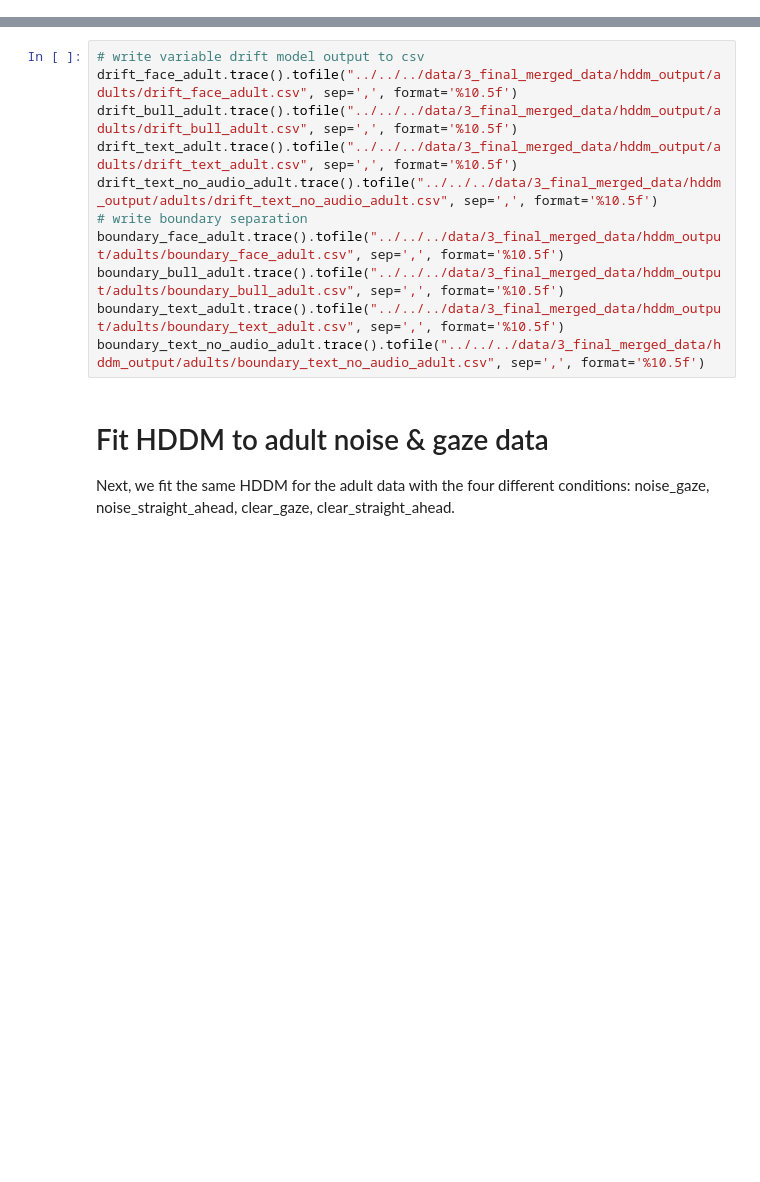
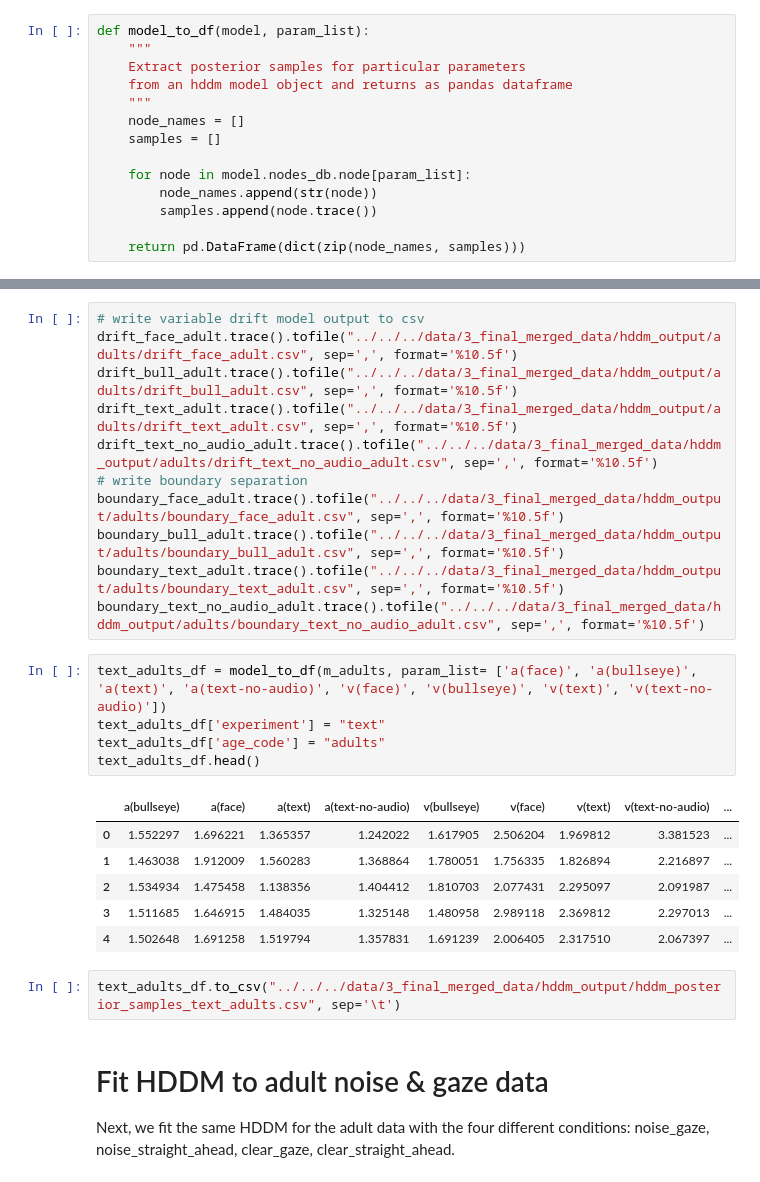
Before and after one commit to kemacdonald/speed-acc, a Jupyter notebook: R/analysis/ddm/Speed-Acc_HDDM_fit.ipynb, the cells around one changed output, grey strips where cells are left out. Saved outputs shown, nothing was run; the diff lists cells and outputs as text; blank space fills up the shorter version.

```diff
--- a/R/analysis/ddm/Speed-Acc_HDDM_fit.ipynb
+++ b/R/analysis/ddm/Speed-Acc_HDDM_fit.ipynb
@@ -78,0 +70,14 @@ boundary_ASL.trace().tofile("../../../data/3_final_merged_data/hddm_output/kids/
+# %%
+def model_to_df(model, param_list):
+    """
+    Extract posterior samples for particular parameters
+    from an hddm model object and returns as pandas dataframe
+    """
+    node_names = []
+    samples = []
+
+    for node in model.nodes_db.node[param_list]:
+        node_names.append(str(node))
+        samples.append(node.trace())
+
+    return pd.DataFrame(dict(zip(node_names, samples)))
@@ -250,6 +286,20 @@ boundary_face_adult.trace().tofile("../../../data/3_final_merged_data/hddm_outpu
 boundary_bull_adult.trace().tofile("../../../data/3_final_merged_data/hddm_output/adults/boundary_bull_adult.csv", sep=',', format='%10.5f')
 boundary_text_adult.trace().tofile("../../../data/3_final_merged_data/hddm_output/adults/boundary_text_adult.csv", sep=',', format='%10.5f')
 boundary_text_no_audio_adult.trace().tofile("../../../data/3_final_merged_data/hddm_output/adults/boundary_text_no_audio_adult.csv", sep=',', format='%10.5f')
+# %%
+text_adults_df = model_to_df(m_adults, param_list= ['a(face)', 'a(bullseye)', 'a(text)', 'a(text-no-audio)', 'v(face)', 'v(bullseye)', 'v(text)', 'v(text-no-audio)'])
+text_adults_df['experiment'] = "text"
+text_adults_df['age_code'] = "adults"
+text_adults_df.head()
+# %% [output]
+|  | a(bullseye) | a(face) | a(text) | a(text-no-audio) | v(bullseye) | v(face) | v(text) | v(text-no-audio) | ... |
+| 0 | 1.552297 | 1.696221 | 1.365357 | 1.242022 | 1.617905 | 2.506204 | 1.969812 | 3.381523 | ... |
+| 1 | 1.463038 | 1.912009 | 1.560283 | 1.368864 | 1.780051 | 1.756335 | 1.826894 | 2.216897 | ... |
+| 2 | 1.534934 | 1.475458 | 1.138356 | 1.404412 | 1.810703 | 2.077431 | 2.295097 | 2.091987 | ... |
+| 3 | 1.511685 | 1.646915 | 1.484035 | 1.325148 | 1.480958 | 2.989118 | 2.369812 | 2.297013 | ... |
+| 4 | 1.502648 | 1.691258 | 1.519794 | 1.357831 | 1.691239 | 2.006405 | 2.317510 | 2.067397 | ... |
+# %%
+text_adults_df.to_csv("../../../data/3_final_merged_data/hddm_output/hddm_posterior_samples_text_adults.csv", sep='\t')
 # %% [markdown]
 # Fit HDDM to adult noise & gaze data
 
```
Also changed, not shown: parts of 15 cells of this notebook, 39 other files.
